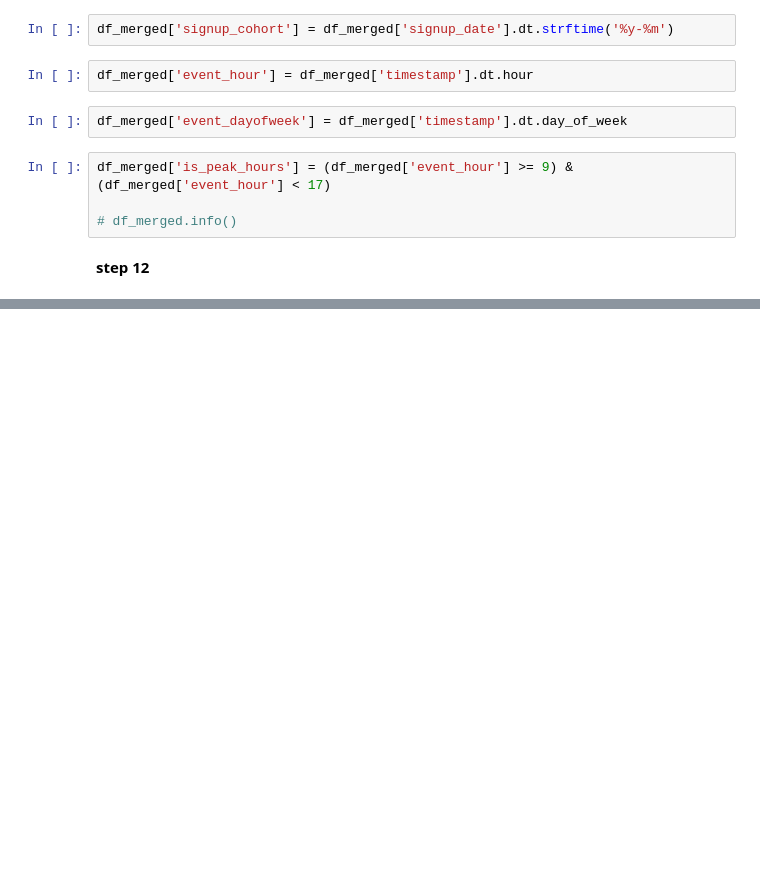
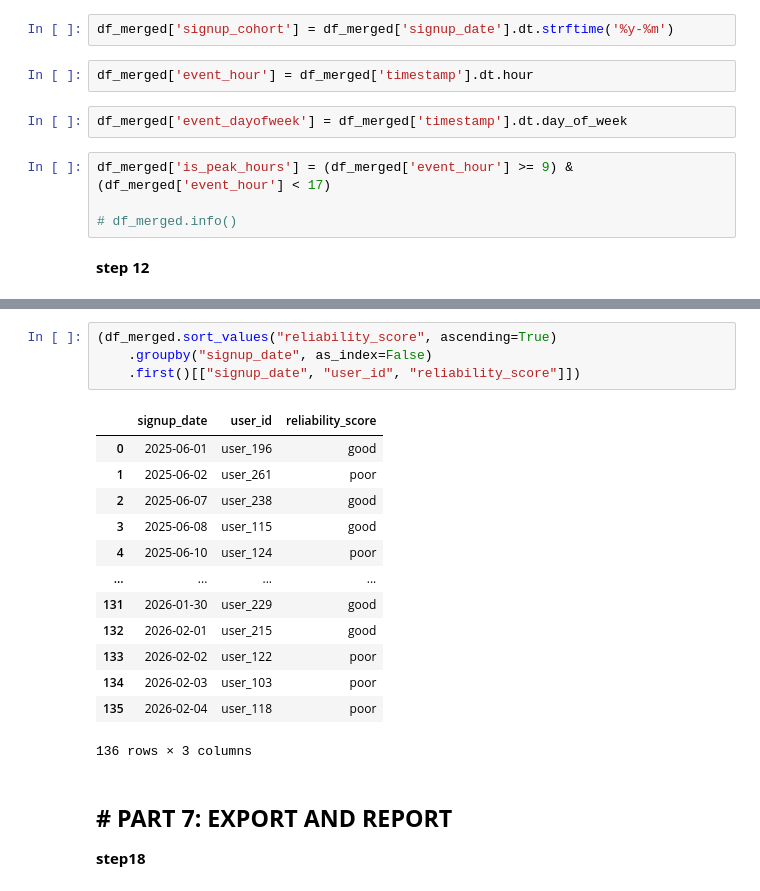
Before and after one commit to B04b0n/sonic-onboarding-plan-elad-s-hafifa, a Jupyter notebook: 03 - NumPy and Pandas/lab/exercises/03-dashboard-analysis/solution.ipynb, the cells around one changed output, grey strips where cells are left out. Saved outputs shown, nothing was run; the diff lists cells and outputs as text; blank space fills up the shorter version.

```diff
--- a/03 - NumPy and Pandas/lab/exercises/03-dashboard-analysis/solution.ipynb
+++ b/03 - NumPy and Pandas/lab/exercises/03-dashboard-analysis/solution.ipynb
@@ -474,0 +576,23 @@ Name: total_events_by_user, Length: 955, dtype: float64
+# %%
+(df_merged.sort_values("reliability_score", ascending=True)
+    .groupby("signup_date", as_index=False)
+    .first()[["signup_date", "user_id", "reliability_score"]])
+# %% [output]
+|  | signup_date | user_id | reliability_score |
+| 0 | 2025-06-01 | user_196 | good |
+| 1 | 2025-06-02 | user_261 | poor |
+| 2 | 2025-06-07 | user_238 | good |
+| 3 | 2025-06-08 | user_115 | good |
+| 4 | 2025-06-10 | user_124 | poor |
+| ... | ... | ... | ... |
+| 131 | 2026-01-30 | user_229 | good |
+| 132 | 2026-02-01 | user_215 | good |
+| 133 | 2026-02-02 | user_122 | poor |
+| 134 | 2026-02-03 | user_103 | poor |
+| 135 | 2026-02-04 | user_118 | poor |
+136 rows × 3 columns
+# %% [markdown]
+**# PART 7: EXPORT AND REPORT**
+---
+
+**step18**
```
Also changed, not shown: parts of 33 cells of this notebook, 3 other files.
